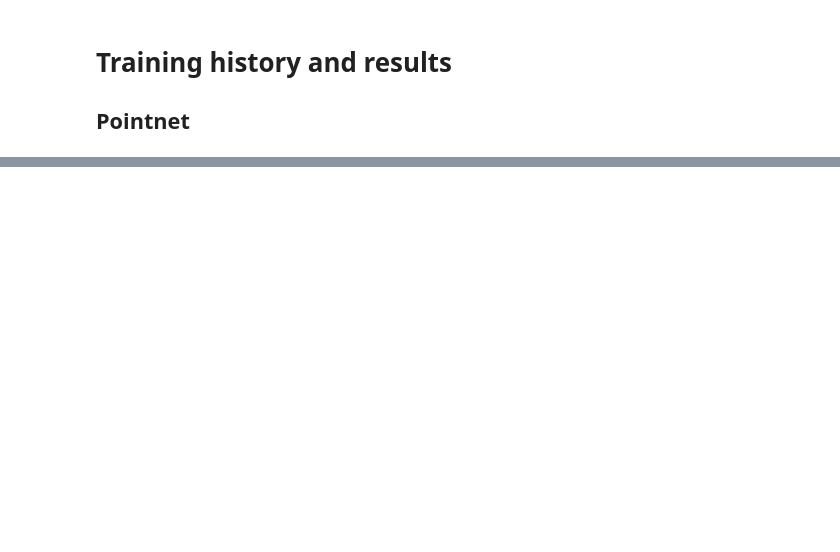
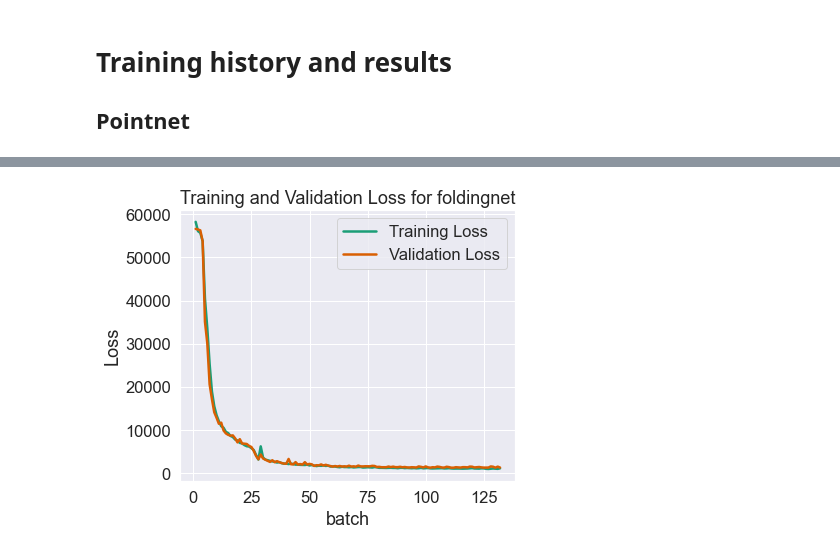
Before and after one commit to NicolaZomer/3D-Object-Classification, a Jupyter notebook: visualization.ipynb, the cells around one changed output, grey strips where cells are left out. Cells and saved outputs as stored; diff of their text form; code cells hidden in the pictures; blank space fills up the shorter version.

```diff
--- a/visualization.ipynb
+++ b/visualization.ipynb
@@ -132,0 +190,4 @@ array([0.6385513 , 0.64820313, 0.65510005, 0.657999  , 0.65963316,
+# %%
+pnet = plot_history('foldingnet')
+# %% [output]
+[figure, added]
```
Also changed, not shown: parts of 11 cells of this notebook, 23 other files.
